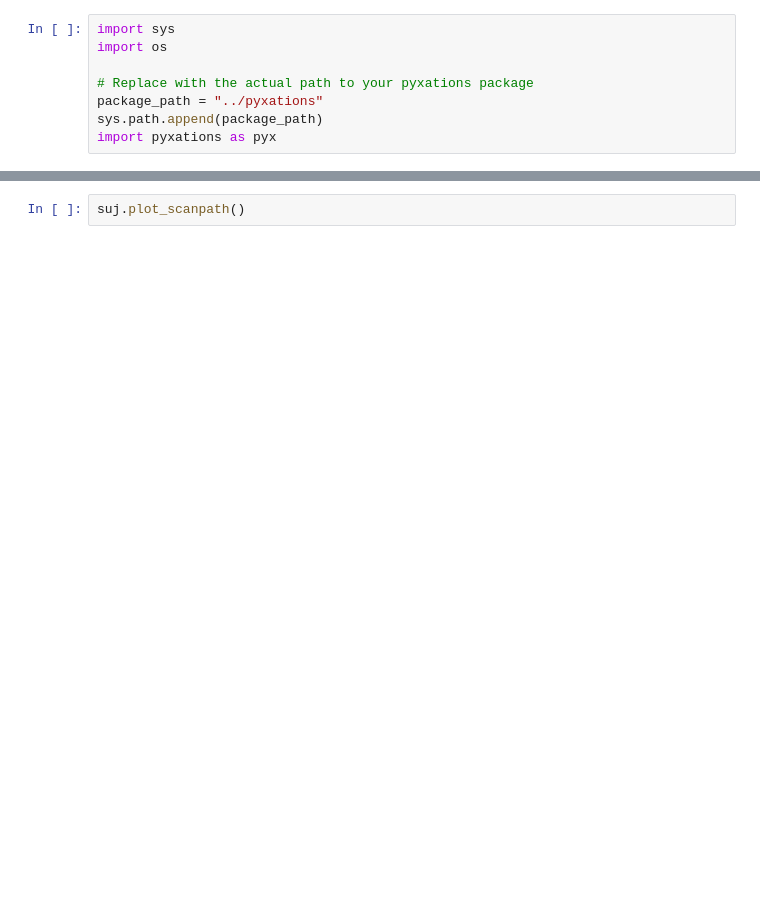
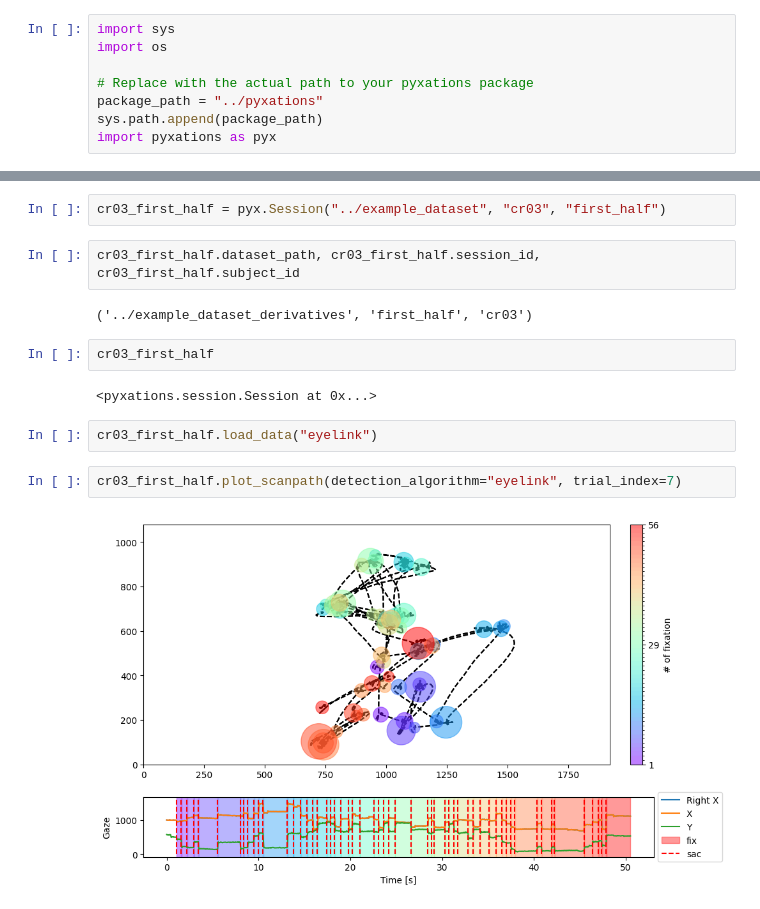
Before and after one commit to NeuroLIAA/pyxations, a Jupyter notebook: notebooks/examples.ipynb, the cells around one changed output, grey strips where cells are left out. Drawn from its saved outputs; the diff is of its cells as text; blank space fills up the shorter version.

Commit message:
session, rate, fixes

```diff
--- a/notebooks/examples.ipynb
+++ b/notebooks/examples.ipynb
@@ -45,2 +9,16 @@ type(suj)
-# %%
-suj.plot_scanpath()
+# %%
+cr03_first_half = pyx.Session("../example_dataset", "cr03", "first_half")
+# %%
+cr03_first_half.dataset_path, cr03_first_half.session_id, cr03_first_half.subject_id
+# %% [output]
+('../example_dataset_derivatives', 'first_half', 'cr03')
+# %%
+cr03_first_half
+# %% [output]
+<pyxations.session.Session at 0x...>
+# %%
+cr03_first_half.load_data("eyelink")
+# %%
+cr03_first_half.plot_scanpath(detection_algorithm="eyelink", trial_index=7)
+# %% [output]
+[figure, added]
```
Also changed, not shown: parts of 4 cells of this notebook, 8 other files.
